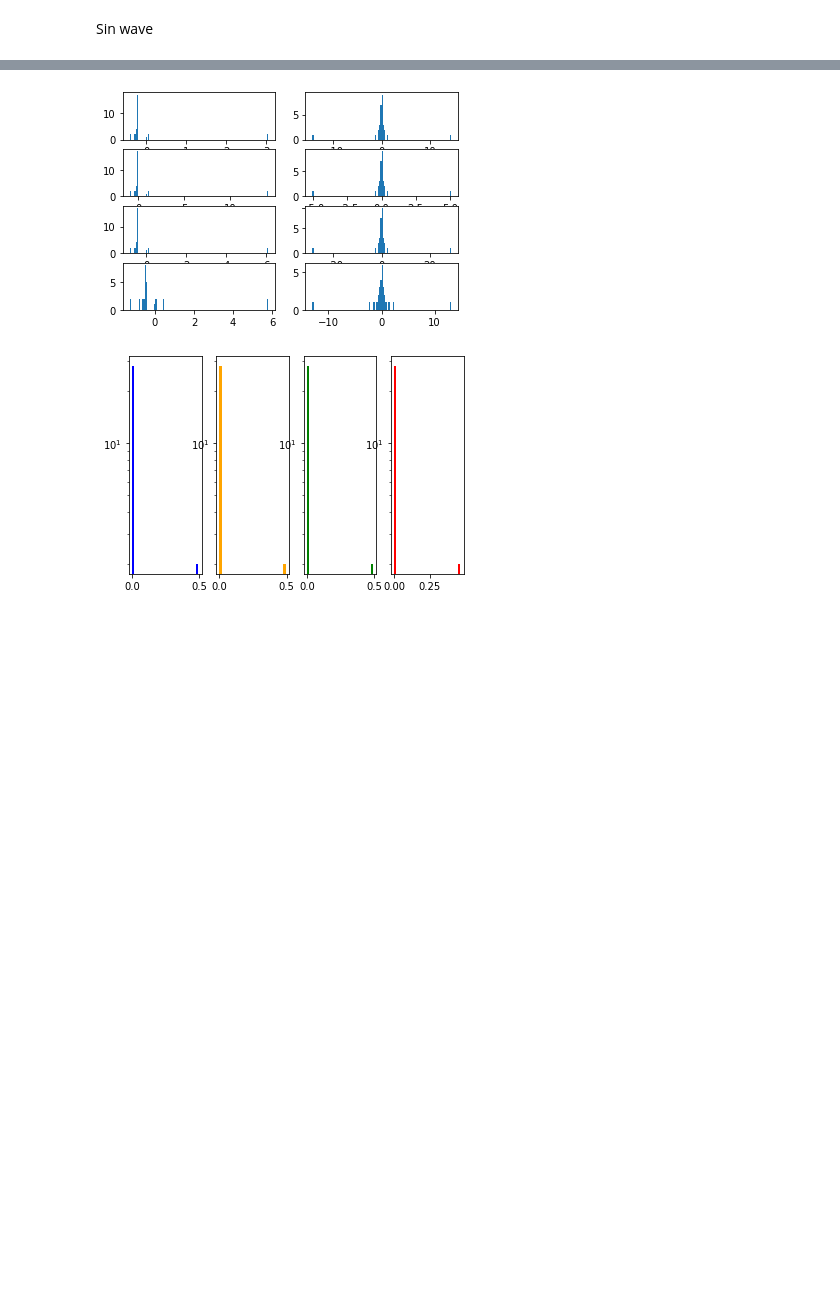
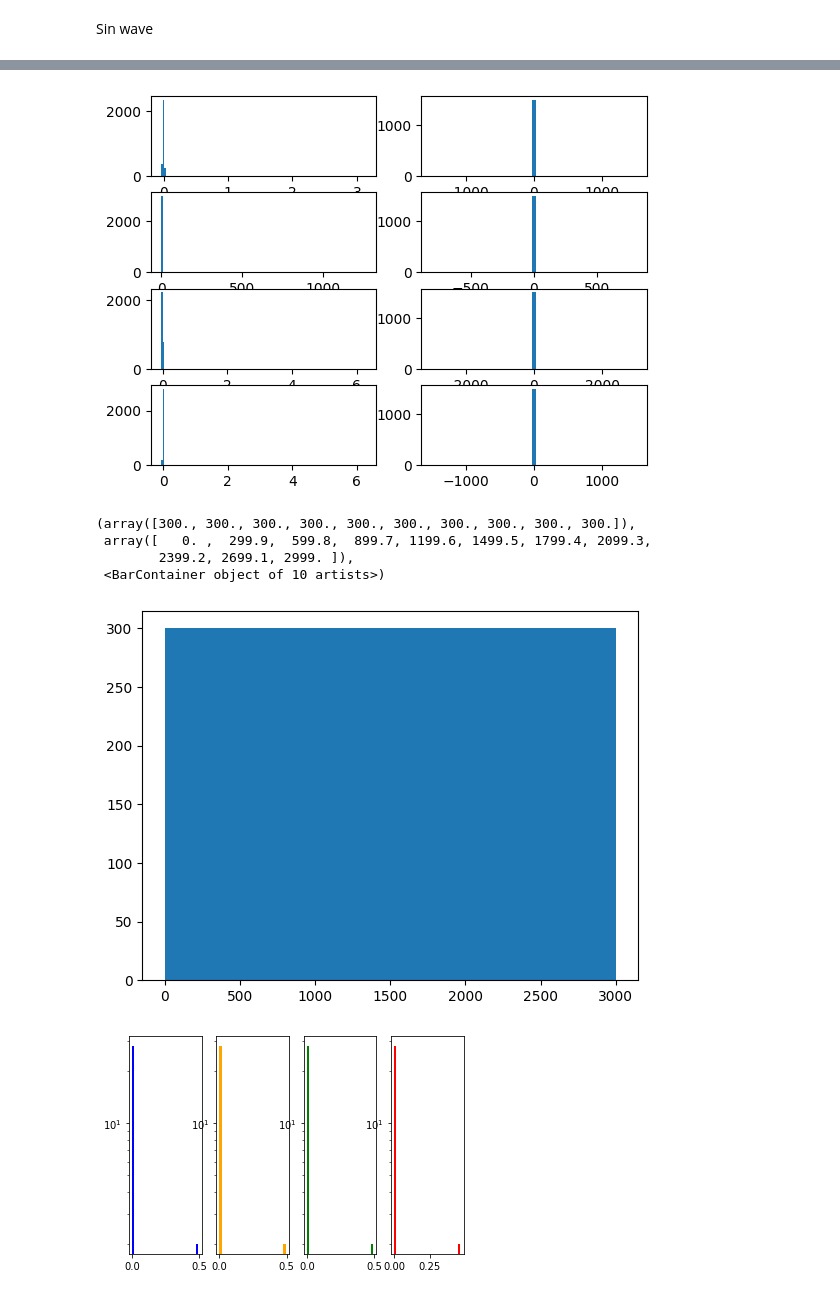
Before and after one commit to martinaoliver/modelling, a Jupyter notebook: 3954/numerical_confocal/code/entropy/fourier_theory/fourier_replicatingpaper.ipynb, the cells around one changed output, grey strips where cells are left out. Cells and saved outputs as stored; diff of their text form; code cells hidden in the pictures; blank space fills up the shorter version.

```diff
--- a/3954/numerical_confocal/code/entropy/fourier_theory/fourier_replicatingpaper.ipynb
+++ b/3954/numerical_confocal/code/entropy/fourier_theory/fourier_replicatingpaper.ipynb
@@ -66,7 +75,7 @@ Entropy of U and V: -0.0, -0.0
 Sin wave
 # %%
 #sin wave
-x= np.linspace(0,2,30)
+x= np.linspace(0,2,3000)
 w = 1
 U = [np.sin(w*2*np.pi*x), np.sin(w*2*np.pi*x+1), 2*np.sin(w*2*np.pi*x) ,np.sin(w*4*np.pi*x)]
 plt.plot(x,U[0], label='sin(2*pi*x)')
@@ -76,4 +85,7 @@ plt.plot(x,U[2], label='2*sin(2*pi*x) - Double amplitude')
 plt.plot(x,U[3], label='2*sin(0.5*2*pi*x) - Double frequency')
 plt.legend()
 plt.show()
+plt.plot(x,U[1], label='sin(2*pi*x+1)')
+plt.legend()
+plt.show()
 # %% [output]
@@ -86,34 +99,42 @@ plt.subplot(421)
 plt.hist(np.real(fft_U0), bins=120)
 # print(np.amax(np.real(fft_U0)), np.amin(np.real(fft_U0)))
 plt.subplot(422)
 plt.hist(np.imag(fft_U0),bins=120)
 # print(np.amax(np.imag(fft_U0)), np.amin(np.imag(fft_U0)))
 
 plt.subplot(423)
 fft_U1 = fft(U[1])
 plt.hist(np.real( fft_U1),bins=120)
 # print(np.amax(np.real(fft_U1)), np.amin(np.real(fft_U1)))
 plt.subplot(424)
 plt.hist(np.imag(fft_U1),bins=120)
 # print(np.amax(np.imag(fft_U1)), np.amin(np.imag(fft_U1)))
 
 plt.subplot(425)
 fft_U2 = fft(U[2])
 plt.hist(np.real( fft_U2),bins=120)
 # print(np.amax(np.real(fft_U1)), np.amin(np.real(fft_U1)))
 plt.subplot(426)
 plt.hist(np.imag(fft_U2),bins=120)
 # print(np.amax(np.imag(fft_U1)), np.amin(np.imag(fft_U1)))
 plt.subplot(427)
 fft_U3 = fft(U[3])
 plt.hist(np.real( fft_U3),bins=120)
 # print(np.amax(np.real(fft_U1)), np.amin(np.real(fft_U1)))
 plt.subplot(428)
 plt.hist(np.imag(fft_U3),bins=120)
 # print(np.amax(np.imag(fft_U1)), np.amin(np.imag(fft_U1)))
 plt.show()
+
+plt.hist(np.nonzero(np.real( fft_U1)))
+# plt.hist(np.real( fft_U1),bins=120)
 # %% [output]
-[figure, old version]
+[figure, new version]
+(array([300., 300., 300., 300., 300., 300., 300., 300., 300., 300.]),
+ array([   0. ,  299.9,  599.8,  899.7, 1199.6, 1499.5, 1799.4, 2099.3,
+        2399.2, 2699.1, 2999. ]),
+ <BarContainer object of 10 artists>)
+[figure, added]
 # %%
 plt.subplot(141)
 plt.hist(powerspectrumFunction(fft_U0),log=True, bins=30, color='b')
```
Also changed, not shown: parts of 6 cells of this notebook, 4 other files.
